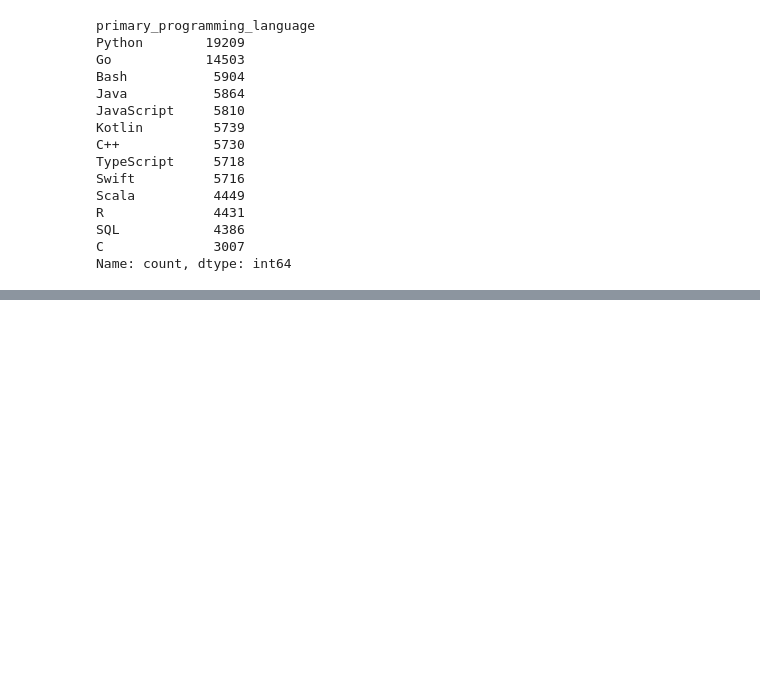
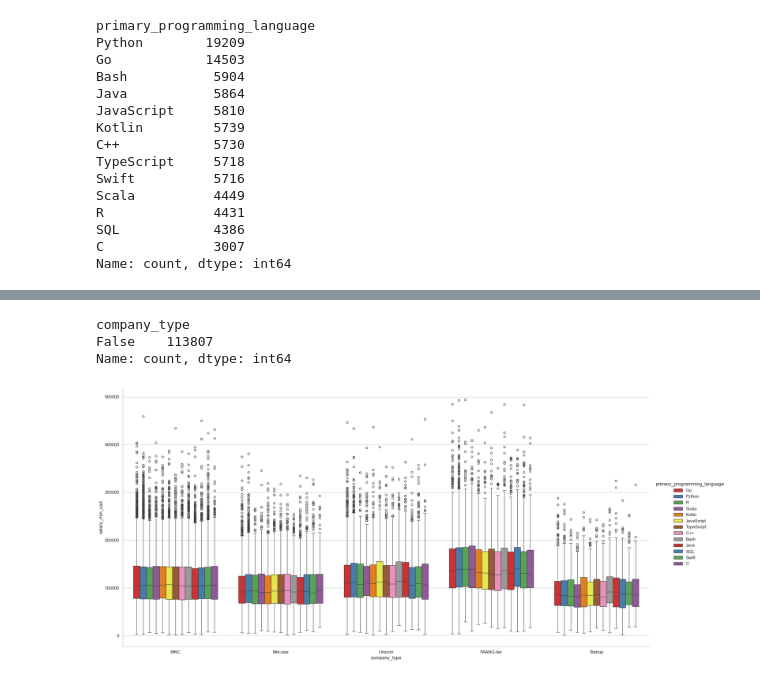
Before and after one commit to noobcoder909/task_2, a Jupyter notebook: pandas_and_seaborn.ipynb, the cells around one changed output, grey strips where cells are left out. Drawn from its saved outputs; the diff is of its cells as text; code cells hidden in the pictures; blank space fills up the shorter version.

```diff
--- a/pandas_and_seaborn.ipynb
+++ b/pandas_and_seaborn.ipynb
@@ -622,0 +651,11 @@ plt.show()
+# %%
+df['company_type'].isnull().value_counts()
+# %% [output]
+company_type
+False    113807
+Name: count, dtype: int64
+# %%
+sns.catplot(data=df, x='company_type', y='salary_min_usd' ,hue='primary_programming_language', kind='box', dodge=True,height=10,aspect=2, palette='Set1')
+plt.show()
+# %% [output]
+[figure, added]
```
Also changed, not shown: parts of 26 cells of this notebook.
